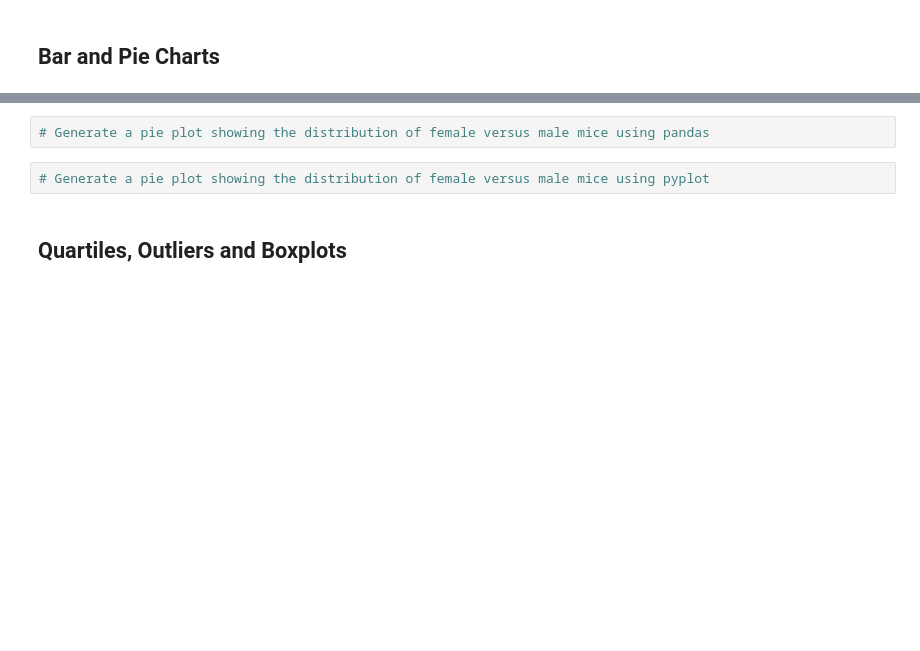
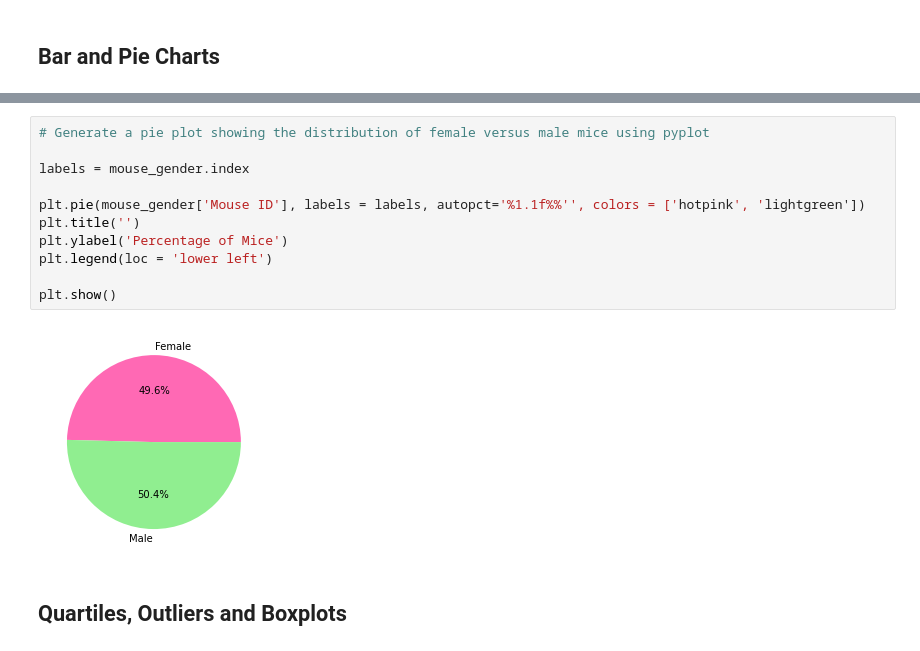
Before and after one commit to pspitzer86/Matplotlib-Challenge, a Jupyter notebook: Pymaceuticals_challenge.ipynb, the cells around one changed output, grey strips where cells are left out. Drawn from its saved outputs; the diff is of its cells as text; blank space fills up the shorter version.

```diff
--- a/Pymaceuticals_challenge.ipynb
+++ b/Pymaceuticals_challenge.ipynb
@@ -149,7 +166,16 @@ plt.show()
 # %%
-# Generate a pie plot showing the distribution of female versus male mice using pandas
+# Generate a pie plot showing the distribution of female versus male mice using pyplot
+
+labels = mouse_gender.index
+
+plt.pie(mouse_gender['Mouse ID'], labels = labels, autopct='%1.1f%%'', colors = ['hotpink', 'lightgreen'])
+plt.title('')
+plt.ylabel('Percentage of Mice')
+plt.legend(loc = 'lower left')
+
+plt.show()
+# %% [output]
+[figure, added]
-# %%
-# Generate a pie plot showing the distribution of female versus male mice using pyplot
 # %% [markdown]
 ## Quartiles, Outliers and Boxplots
 # %%
```
Also changed, not shown: parts of 3 cells of this notebook.
